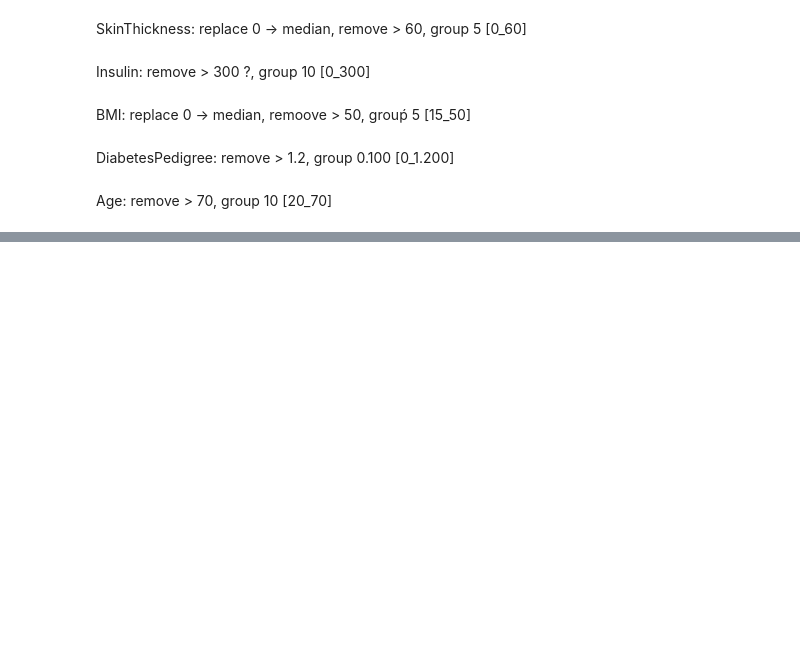
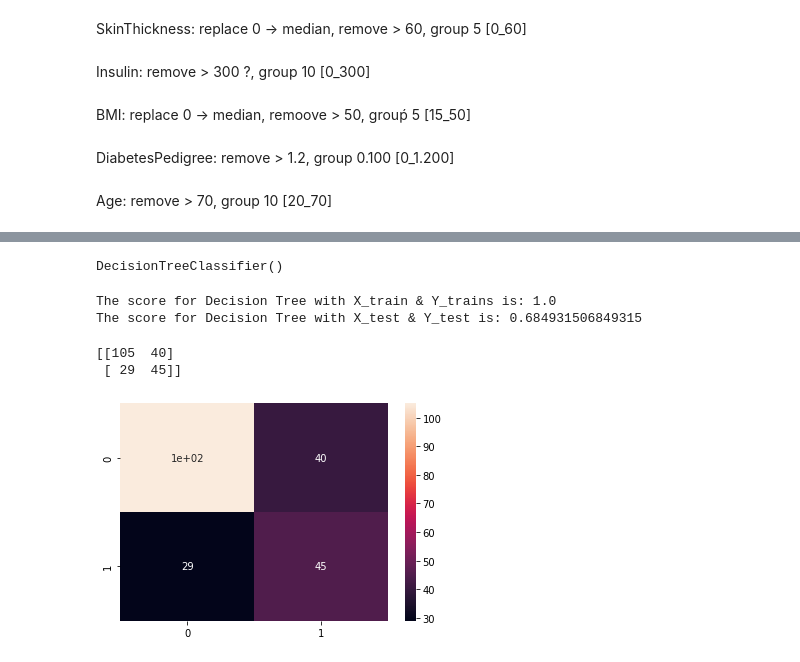
Before and after one commit to jgayosof/decision-tree-project-tutorial, a Jupyter notebook: src/explore.ipynb, the cells around one changed output, grey strips where cells are left out. Saved outputs shown, nothing was run; the diff lists cells and outputs as text; code cells hidden in the pictures; blank space fills up the shorter version.

```diff
--- a/src/explore.ipynb
+++ b/src/explore.ipynb
@@ -249,0 +509,8 @@ AttributeError: 'Series' object has no attribute 'columns'
+# %%
+# Separation: features & target
+X = df.drop('Outcome', axis='columns')
+Y = df["Outcome"]
+# %%
+# Scale the features
+scaler = StandardScaler()
+scaler.fit_transform(X)
@@ -249,0 +531,29 @@ AttributeError: 'Series' object has no attribute 'columns'
+# %%
+# train test split:
+X_train,X_test,Y_train,Y_test=train_test_split(X, Y, stratify=Y,  test_size=0.3)
+# %%
+# Model & Fit:
+model_dec_tree = DecisionTreeClassifier()
+model_dec_tree.fit(X_train,Y_train)
+# %% [output]
+DecisionTreeClassifier()
+# %%
+# Get the score of train data just to verify its 1.
+score = model_dec_tree.score(X_train, Y_train)
+print(f'The score for Decision Tree with X_train & Y_trains is: {score}')
+
+#Get the score for the predictions:
+score = model_dec_tree.score(X_test, Y_test)
+print(f'The score for Decision Tree with X_test & Y_test is: {score}')
+# %% [output]
+The score for Decision Tree with X_train & Y_trains is: 1.0
+The score for Decision Tree with X_test & Y_test is: 0.684931506849315
+# %%
+# Confusion Matrix:
+print(confusion_matrix(Y_test, model_dec_tree.predict(X_test)))
+sns.heatmap(confusion_matrix(Y_test,model_dec_tree.predict(X_test)), annot=True)
+plt.show()
+# %% [output]
+[[105  40]
+ [ 29  45]]
+[figure, added]
```
Also changed, not shown: parts of 20 cells of this notebook.
